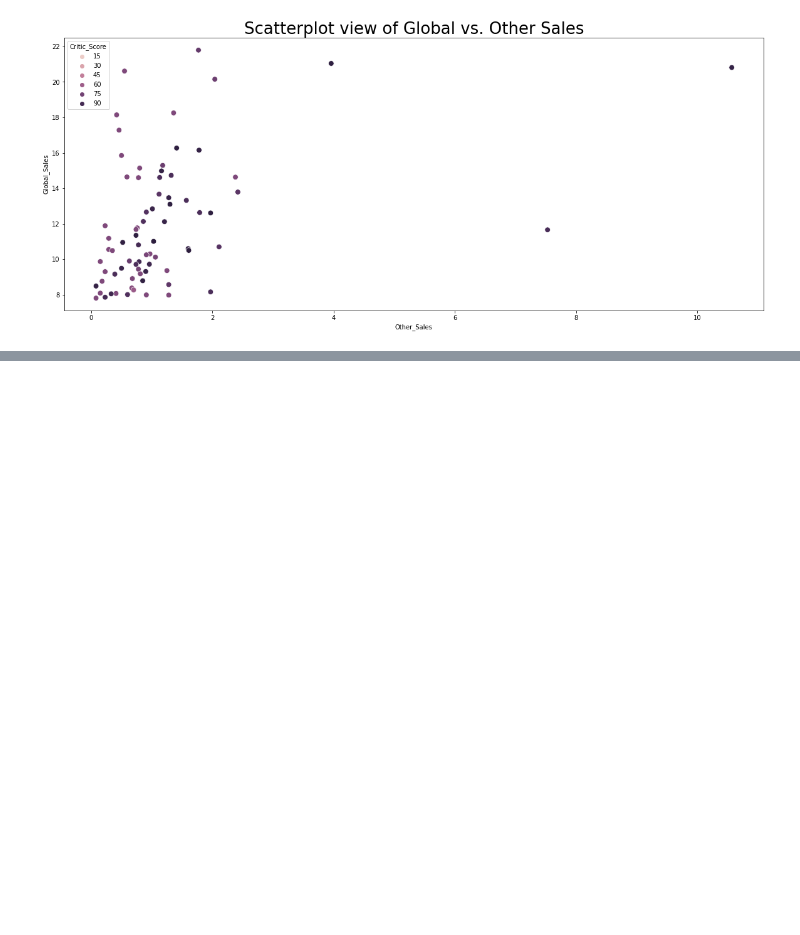
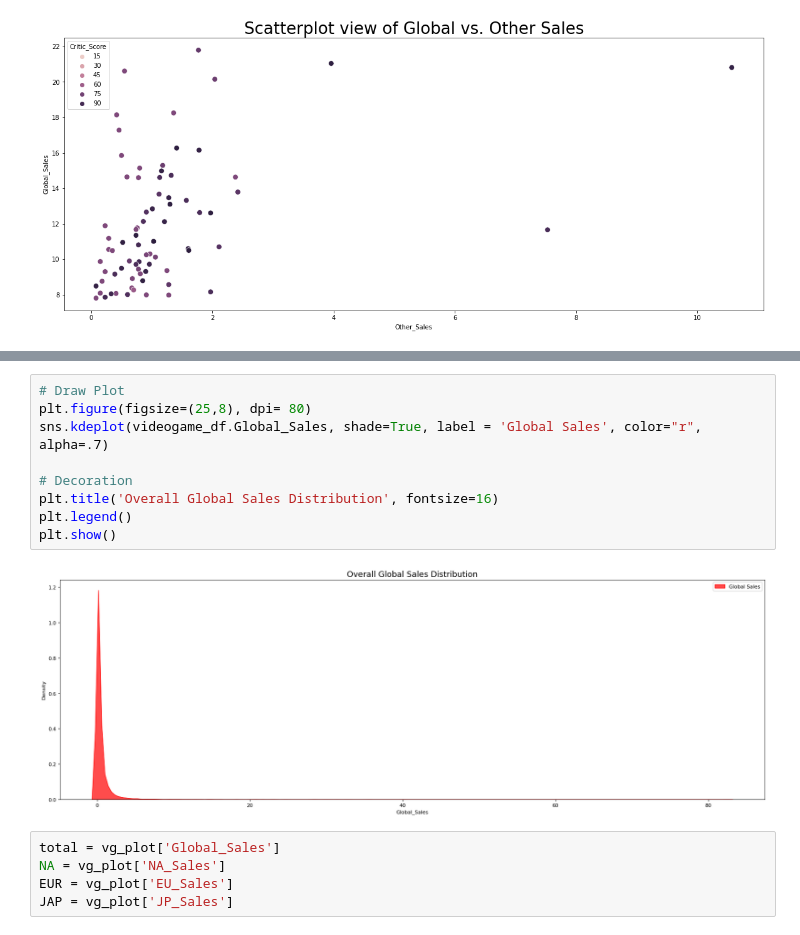
Before and after one commit to arihant1224/video_game_sales_with_ratings_eda_project, a Jupyter notebook: eda_video_games_sales_with_rating.ipynb, the cells around one changed output, grey strips where cells are left out. Cells and saved outputs as stored; diff of their text form; blank space fills up the shorter version.

```diff
--- a/eda_video_games_sales_with_rating.ipynb
+++ b/eda_video_games_sales_with_rating.ipynb
@@ -580,0 +604,16 @@ Text(0.5, 1.0, 'Scatterplot view of Global vs. Other Sales')
+# %%
+# Draw Plot
+plt.figure(figsize=(25,8), dpi= 80)
+sns.kdeplot(videogame_df.Global_Sales, shade=True, label = 'Global Sales', color="r", alpha=.7)
+
+# Decoration
+plt.title('Overall Global Sales Distribution', fontsize=16)
+plt.legend()
+plt.show()
+# %% [output]
+[figure, added]
+# %%
+total = vg_plot['Global_Sales']
+NA = vg_plot['NA_Sales']
+EUR = vg_plot['EU_Sales']
+JAP = vg_plot['JP_Sales']
```
Also changed, not shown: parts of 4 cells of this notebook.
